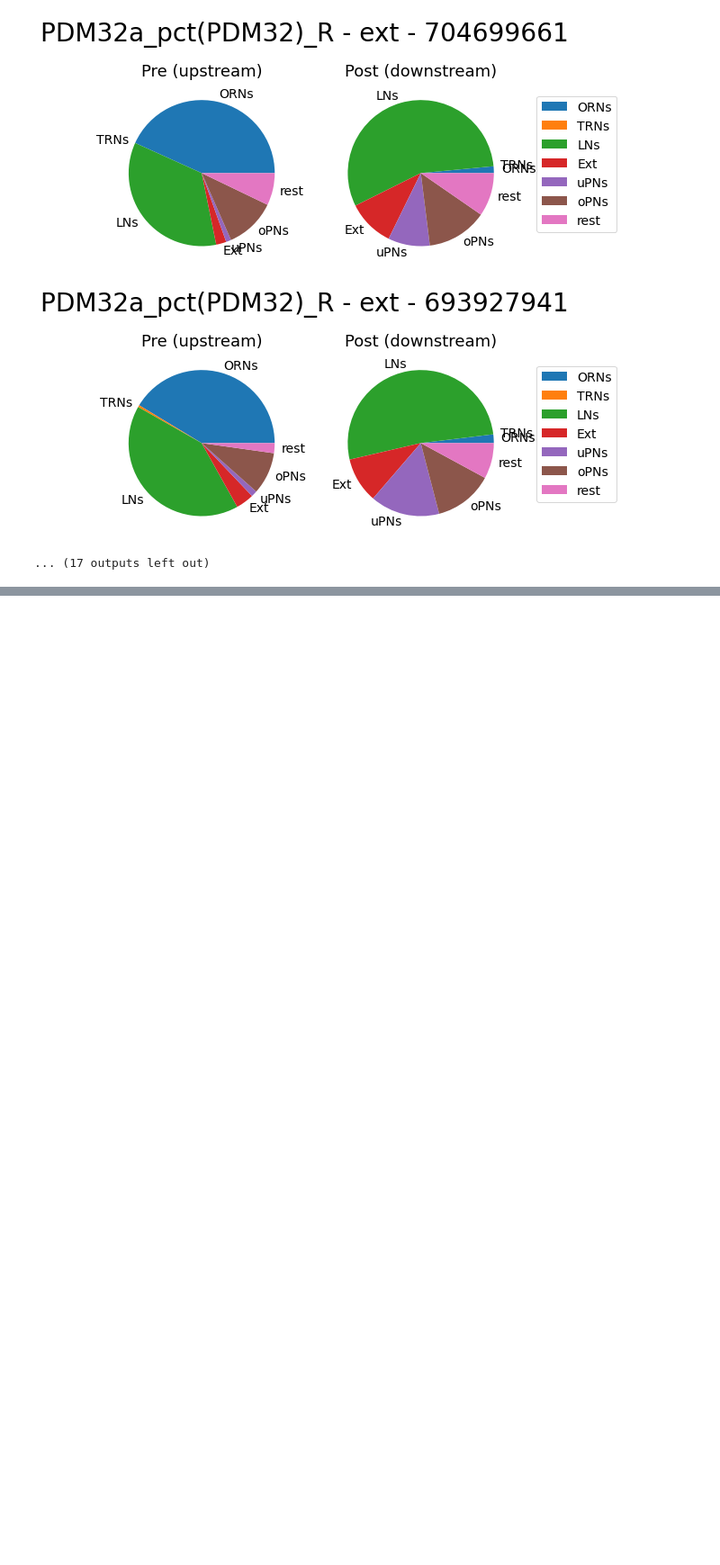
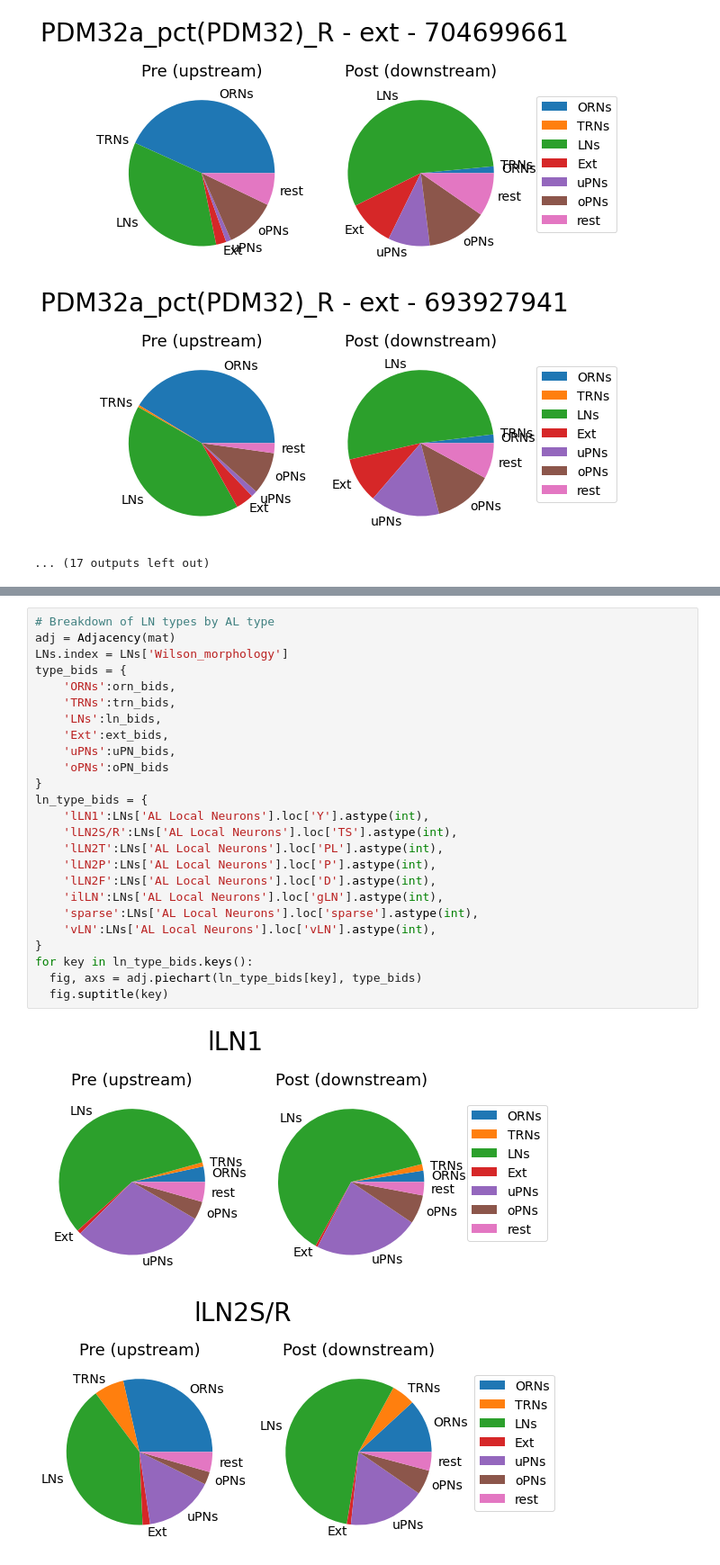
Before and after one commit to AsaBarthMaron/hemibrain_analysis, a Jupyter notebook: 2020_05_28_extrinsic_LN_connectivity.ipynb, the cells around one changed output, grey strips where cells are left out. Shown at 90% size. Drawn from its saved outputs; the diff is of its cells as text; blank space fills up the shorter version.

```diff
--- a/2020_05_28_extrinsic_LN_connectivity.ipynb
+++ b/2020_05_28_extrinsic_LN_connectivity.ipynb
@@ -394,0 +464,28 @@ for e in ext.iterrows():
+# %%
+# Breakdown of LN types by AL type
+adj = Adjacency(mat)
+LNs.index = LNs['Wilson_morphology']
+type_bids = {
+    'ORNs':orn_bids,
+    'TRNs':trn_bids,
+    'LNs':ln_bids,
+    'Ext':ext_bids,
+    'uPNs':uPN_bids,
+    'oPNs':oPN_bids
+}
+ln_type_bids = {
+    'lLN1':LNs['AL Local Neurons'].loc['Y'].astype(int),
+    'lLN2S/R':LNs['AL Local Neurons'].loc['TS'].astype(int),
+    'lLN2T':LNs['AL Local Neurons'].loc['PL'].astype(int),
+    'lLN2P':LNs['AL Local Neurons'].loc['P'].astype(int),
+    'lLN2F':LNs['AL Local Neurons'].loc['D'].astype(int),
+    'ilLN':LNs['AL Local Neurons'].loc['gLN'].astype(int),
+    'sparse':LNs['AL Local Neurons'].loc['sparse'].astype(int),
+    'vLN':LNs['AL Local Neurons'].loc['vLN'].astype(int),
+}
+for key in ln_type_bids.keys():
+  fig, axs = adj.piechart(ln_type_bids[key], type_bids)
+  fig.suptitle(key)
+# %% [output]
+[figure, added]
+[figure, added]
```
Also changed, not shown: parts of 5 cells of this notebook.
